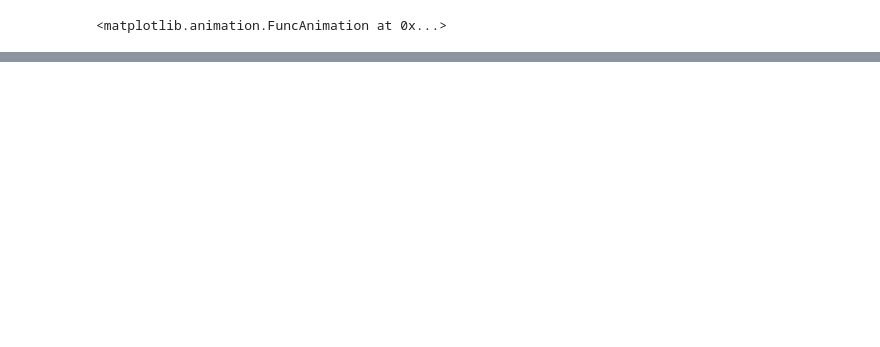
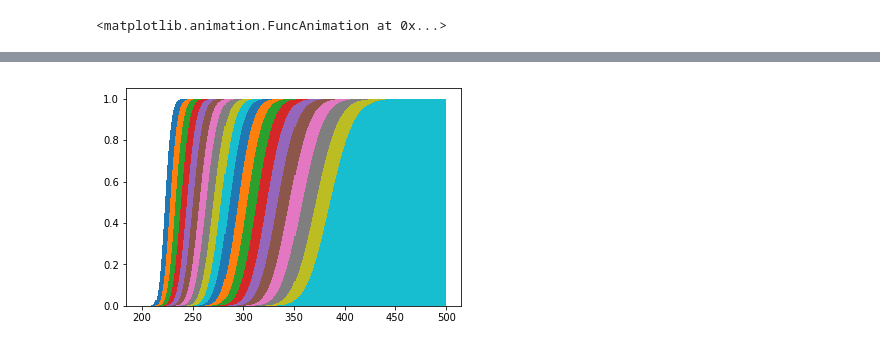
Before and after one commit to andrewzwicky/puzzles, a Jupyter notebook: FiveThirtyEightRiddler/2017-05-05/classic_derby.ipynb, the cells around one changed output, grey strips where cells are left out. Cells and saved outputs as stored; diff of their text form; code cells hidden in the pictures; blank space fills up the shorter version.

```diff
--- a/FiveThirtyEightRiddler/2017-05-05/classic_derby.ipynb
+++ b/FiveThirtyEightRiddler/2017-05-05/classic_derby.ipynb
@@ -129,0 +211,6 @@ create_animation(derby)
+# %%
+for o in reversed(ODDS):
+    plt.bar(ns, [binom.sf(LENGTH, n, o) for n in ns], width=1)
+plt.show()
+# %% [output]
+[figure, added]
```
Also changed, not shown: parts of 32 cells of this notebook.
